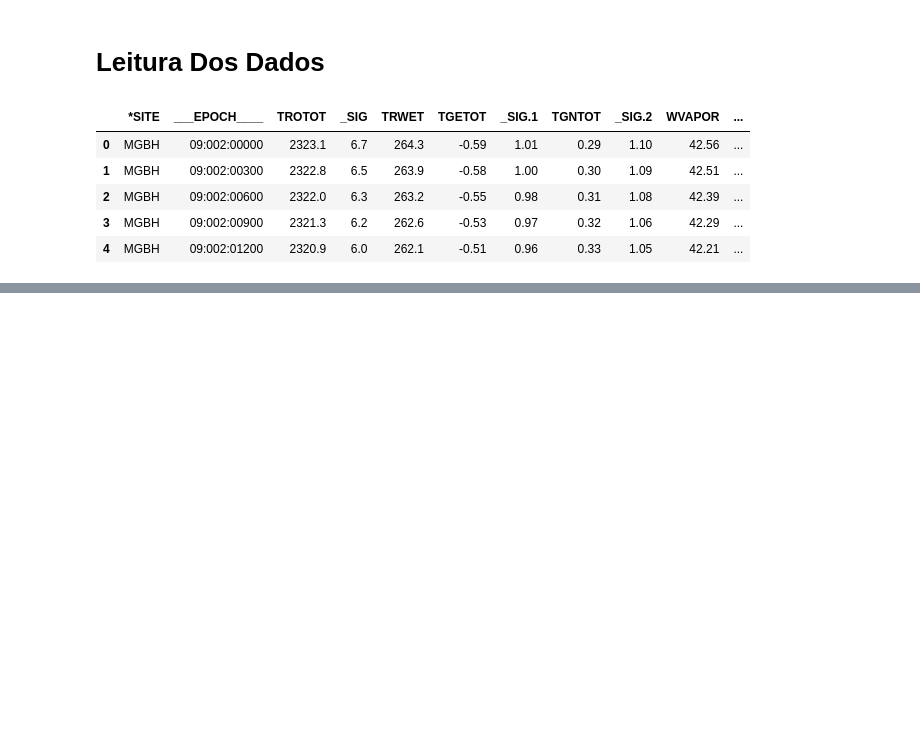
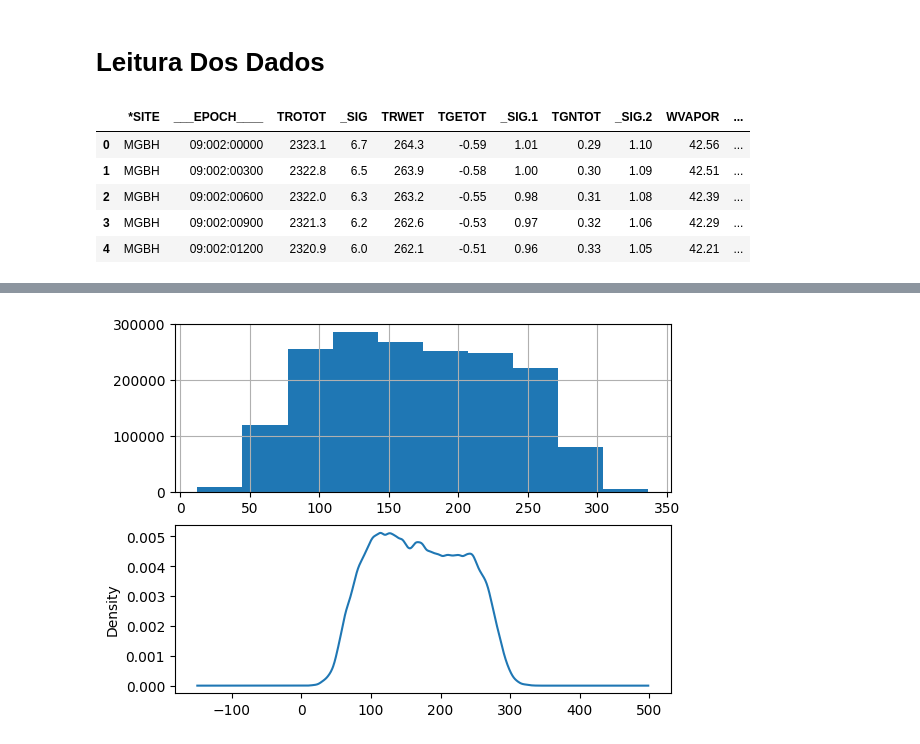
Before and after one commit to Rafarockdf/IC_GNSS, a Jupyter notebook: EstudoGNSS/codigo.ipynb, the cells around one changed output, grey strips where cells are left out. Drawn from its saved outputs; the diff is of its cells as text; code cells hidden in the pictures; blank space fills up the shorter version.

```diff
--- a/EstudoGNSS/codigo.ipynb
+++ b/EstudoGNSS/codigo.ipynb
@@ -20,0 +146,12 @@ dados.head()
+# %%
+plt.figure(1)
+plt.subplot(211)
+TRWET.TRWET.hist()
+
+
+plt.subplot(212)
+TRWET.TRWET.plot(kind='kde')
+
+plt.show()
+# %% [output]
+[figure, added]
```
Also changed, not shown: parts of 30 cells of this notebook.
